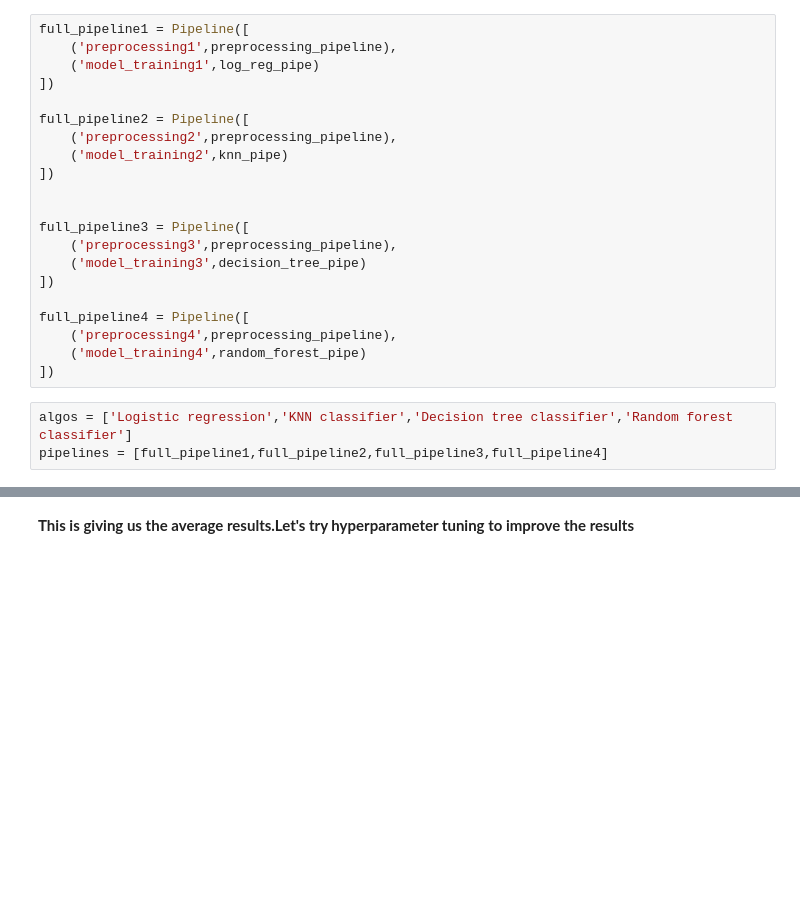
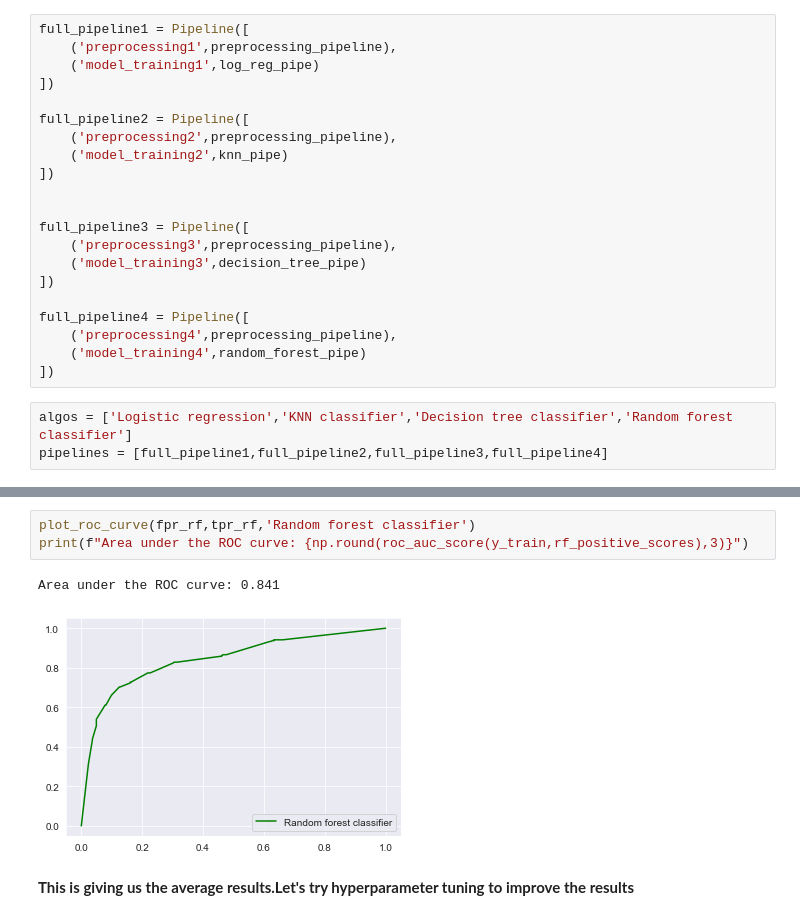
Before and after one commit to shivamshinde123/titanic-survival-prediction-model, a Jupyter notebook: titanic_dataset_model1.ipynb, the cells around one changed output, grey strips where cells are left out. Saved outputs shown, nothing was run; the diff lists cells and outputs as text; blank space fills up the shorter version.

```diff
--- a/titanic_dataset_model1.ipynb
+++ b/titanic_dataset_model1.ipynb
@@ -518,3 +537,9 @@ The cross validation score for the Random forest classifier is 0.728 +/- 0.058 (
+# %%
+plot_roc_curve(fpr_rf,tpr_rf,'Random forest classifier')
+print(f"Area under the ROC curve: {np.round(roc_auc_score(y_train,rf_positive_scores),3)}")
+# %% [output]
+Area under the ROC curve: 0.841
+[figure, added]
 # %% [markdown]
 **This is giving us the average results.Let's try hyperparameter tuning to improve the results**
 # %%
```
Also changed, not shown: parts of 25 cells of this notebook, 5 other files.
